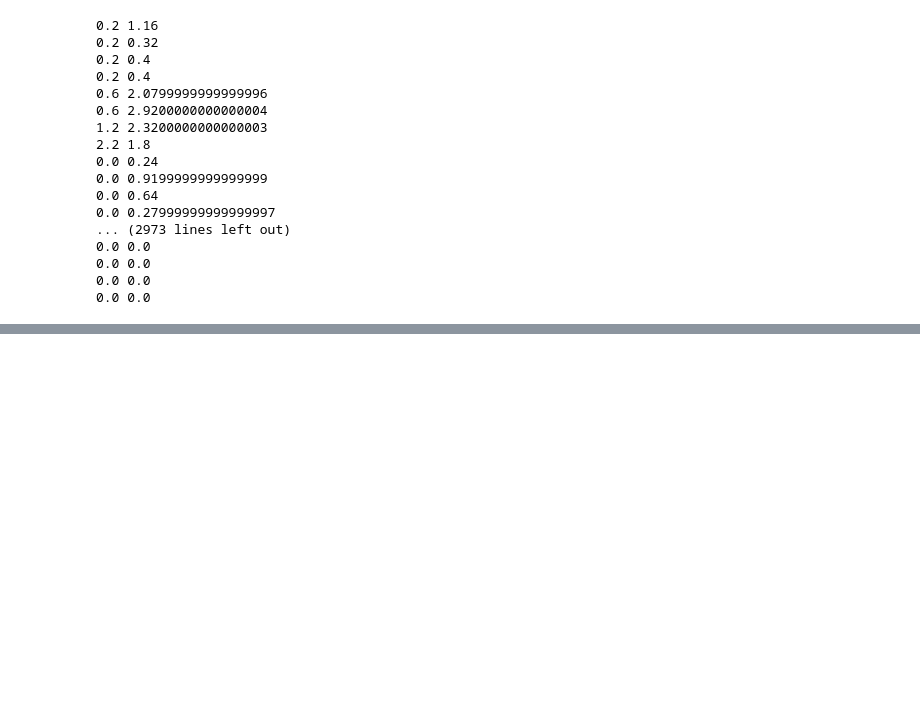
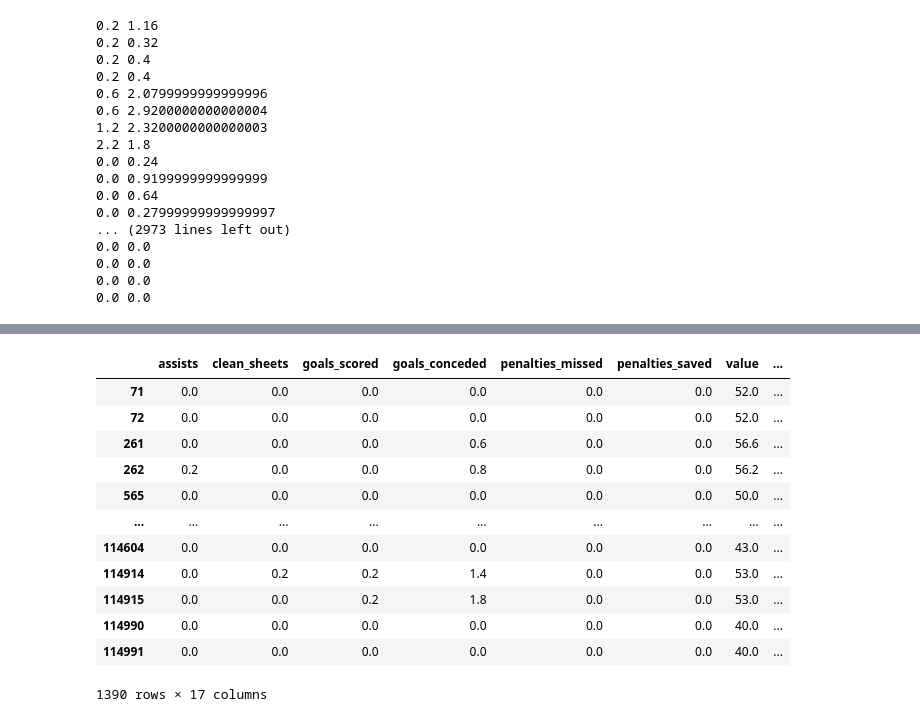
Before and after one commit to 1kruidenp/fflpred, a Jupyter notebook: notebooks/thal's notebook.ipynb, the cells around one changed output, grey strips where cells are left out. Saved outputs shown, nothing was run; the diff lists cells and outputs as text; code cells hidden in the pictures; blank space fills up the shorter version.

```diff
--- a/notebooks/thal's notebook.ipynb
+++ b/notebooks/thal's notebook.ipynb
@@ -927,3 +939,24 @@ KeyError: "['name'] not in index"
 new_df['y_pred']=y_pred
 # %%
 new_df[new_df['name']=='paul pogba']
+# %%
+# New train and test dataset
+
+train_df_2 = df[df.GW < 31]
+test_df_2 = df[df.GW >= 37]
+
+test_df_2 = test_df_2[test_df_2.kickoff_date >= pd.to_datetime('2021-05-07')]
+# %% [output]
+|  | assists | clean_sheets | goals_scored | goals_conceded | penalties_missed | penalties_saved | value | ... |
+| 71 | 0.0 | 0.0 | 0.0 | 0.0 | 0.0 | 0.0 | 52.0 | ... |
+| 72 | 0.0 | 0.0 | 0.0 | 0.0 | 0.0 | 0.0 | 52.0 | ... |
+| 261 | 0.0 | 0.0 | 0.0 | 0.6 | 0.0 | 0.0 | 56.6 | ... |
+| 262 | 0.2 | 0.0 | 0.0 | 0.8 | 0.0 | 0.0 | 56.2 | ... |
+| 565 | 0.0 | 0.0 | 0.0 | 0.0 | 0.0 | 0.0 | 50.0 | ... |
+| ... | ... | ... | ... | ... | ... | ... | ... | ... |
+| 114604 | 0.0 | 0.0 | 0.0 | 0.0 | 0.0 | 0.0 | 43.0 | ... |
+| 114914 | 0.0 | 0.2 | 0.2 | 1.4 | 0.0 | 0.0 | 53.0 | ... |
+| 114915 | 0.0 | 0.0 | 0.2 | 1.8 | 0.0 | 0.0 | 53.0 | ... |
+| 114990 | 0.0 | 0.0 | 0.0 | 0.0 | 0.0 | 0.0 | 40.0 | ... |
+| 114991 | 0.0 | 0.0 | 0.0 | 0.0 | 0.0 | 0.0 | 40.0 | ... |
+1390 rows × 17 columns
```
Also changed, not shown: parts of 13 cells of this notebook, 1 other file.
